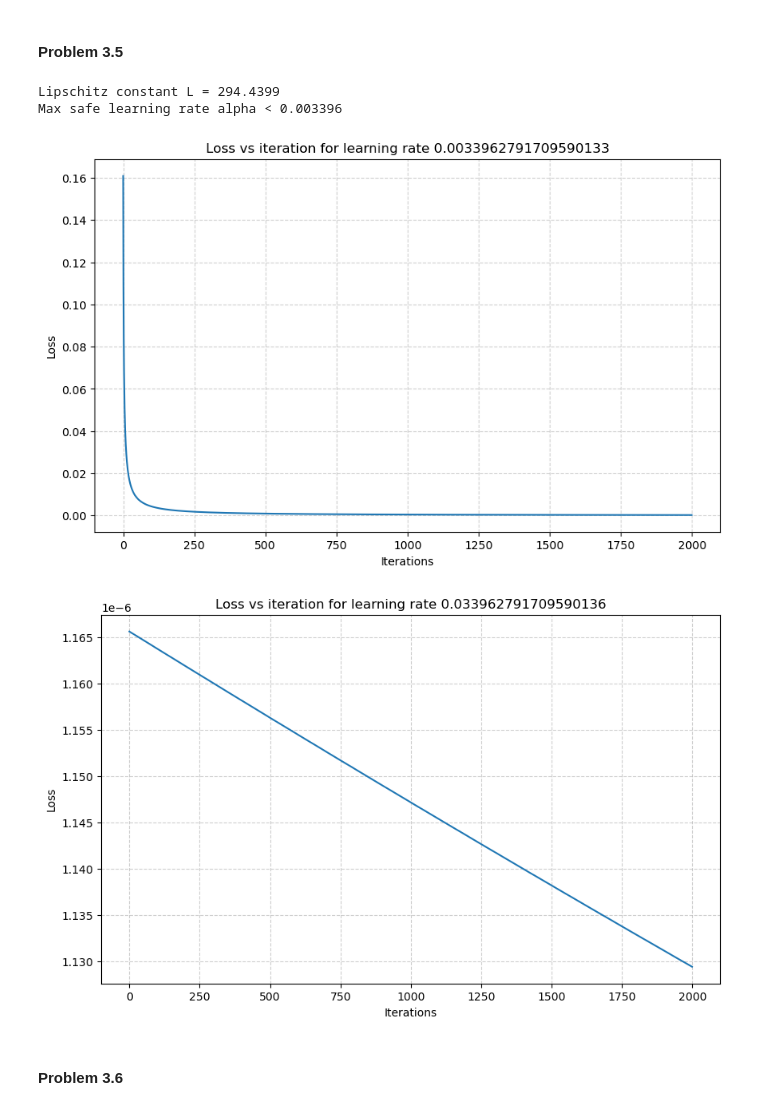
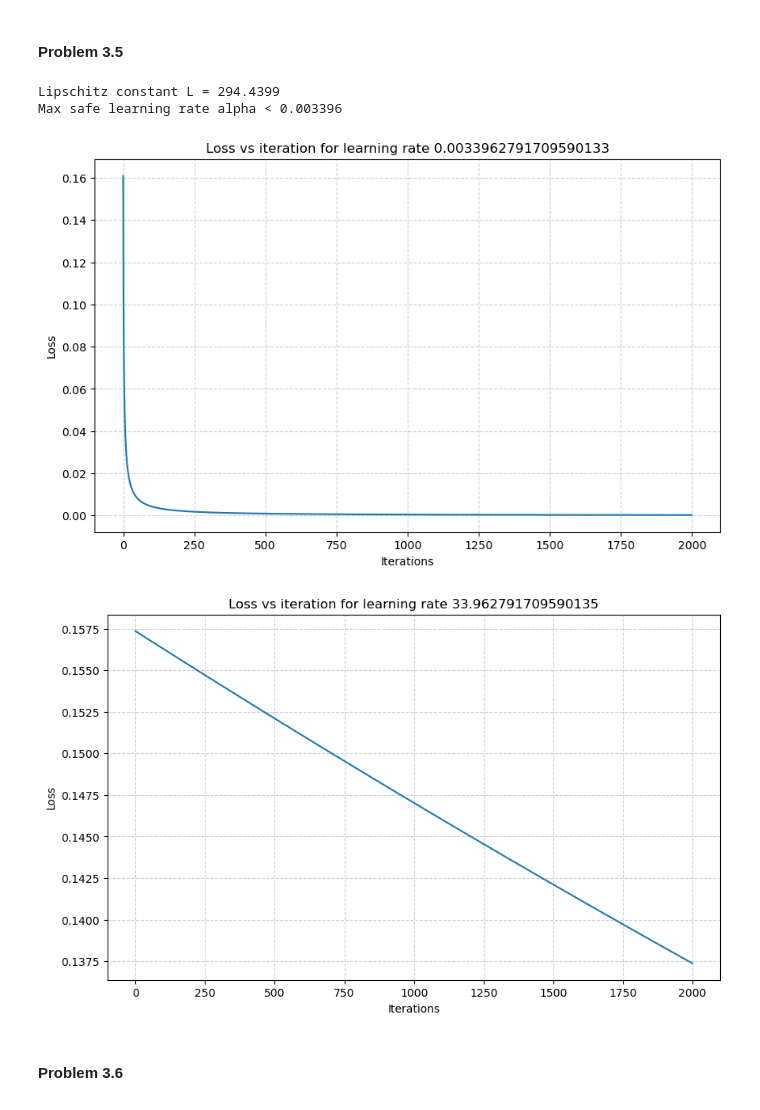
Before and after one commit to dwaipayanhaldar/E1-213-Pattern-Recognition-Neural-Network, a Jupyter notebook: Assignment_1/E1_213_A1_Dwaipayan_Haldar_code.ipynb, the cells around one changed output. Cells and saved outputs as stored; diff of their text form; code cells hidden in the pictures.

```diff
--- a/Assignment_1/E1_213_A1_Dwaipayan_Haldar_code.ipynb
+++ b/Assignment_1/E1_213_A1_Dwaipayan_Haldar_code.ipynb
@@ -133,15 +150,15 @@ data_3 = load_data('dataset_3.csv')
 # %%
 model = logistic_regression(data_3)
 L = model.lipschitz_constant(laambda=0.01)
 print(f"Lipschitz constant L = {L:.4f}")
 print(f"Max safe learning rate alpha < {1/L:.6f}")
 w_low_lr, loss_track_low_lr = model.logistic_regression(alpha=1/L, laambda=0.01)
-w_high_lr, loss_track_high_lr = model.logistic_regression(alpha=10/L, laambda=0.01)
+w_high_lr, loss_track_high_lr = model.logistic_regression(alpha=10000/L, laambda=0.01)
 # %% [output]
 Lipschitz constant L = 294.4399
 Max safe learning rate alpha < 0.003396
 [figure]
-[figure, old version]
+[figure, new version]
 # %% [markdown]
 #### Problem 3.6
 # %%
```
Also changed, not shown: parts of 4 cells of this notebook, 13 other files.
